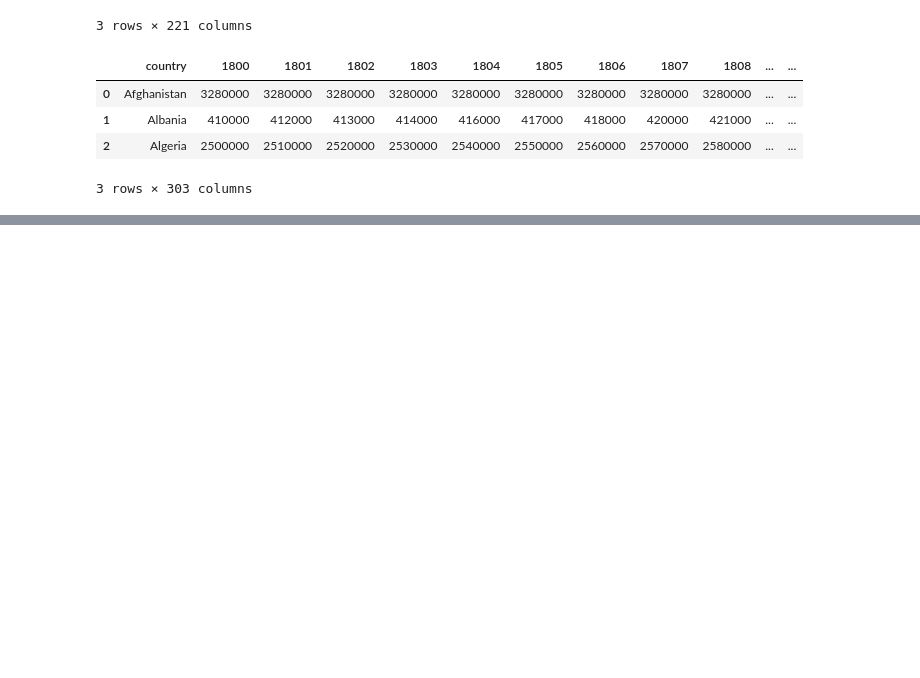
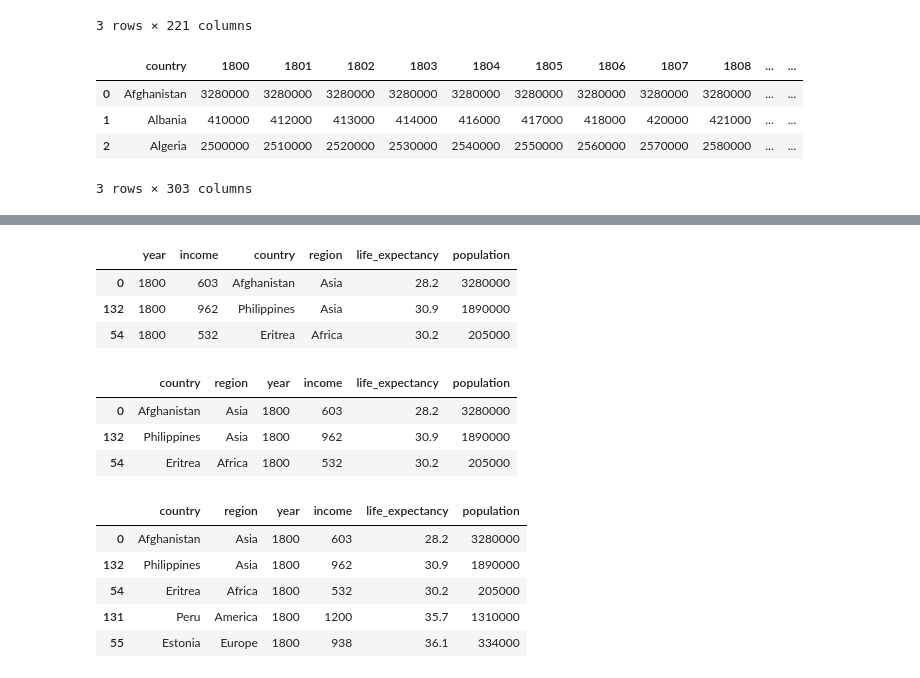
Before and after one commit to jasonzelaya/Gapminder, a Jupyter notebook: assets/data/data_transformation.ipynb, the cells around one changed output, grey strips where cells are left out. Cells and saved outputs as stored; diff of their text form; code cells hidden in the pictures; blank space fills up the shorter version.

```diff
--- a/assets/data/data_transformation.ipynb
+++ b/assets/data/data_transformation.ipynb
@@ -289,0 +501,35 @@ pop_sorted_matches.to_csv("pop_matches.csv", sep=",", index=False)
+# %%
+# Sort dataframe by 'year' column
+sorted_data = all_data.sort_values(by=['year'])
+
+# Preview dataframe
+sorted_data.head(3)
+# %% [output]
+|  | year | income | country | region | life_expectancy | population |
+| 0 | 1800 | 603 | Afghanistan | Asia | 28.2 | 3280000 |
+| 132 | 1800 | 962 | Philippines | Asia | 30.9 | 1890000 |
+| 54 | 1800 | 532 | Eritrea | Africa | 30.2 | 205000 |
+# %%
+# Reorder columns
+reorder_data = sorted_data[["country", "region", "year", "income", "life_expectancy", "population"]]
+
+# Confirm reorder successful
+reorder_data.head(3)
+# %% [output]
+|  | country | region | year | income | life_expectancy | population |
+| 0 | Afghanistan | Asia | 1800 | 603 | 28.2 | 3280000 |
+| 132 | Philippines | Asia | 1800 | 962 | 30.9 | 1890000 |
+| 54 | Eritrea | Africa | 1800 | 532 | 30.2 | 205000 |
+# %%
+# Remove rows with null values
+clean_data = reorder_data.dropna()
+
+# Preview dataframe
+display(clean_data.head())
+# %% [output]
+|  | country | region | year | income | life_expectancy | population |
+| 0 | Afghanistan | Asia | 1800 | 603 | 28.2 | 3280000 |
+| 132 | Philippines | Asia | 1800 | 962 | 30.9 | 1890000 |
+| 54 | Eritrea | Africa | 1800 | 532 | 30.2 | 205000 |
+| 131 | Peru | America | 1800 | 1200 | 35.7 | 1310000 |
+| 55 | Estonia | Europe | 1800 | 938 | 36.1 | 334000 |
```
Also changed, not shown: parts of 18 cells of this notebook, 7 other files.
